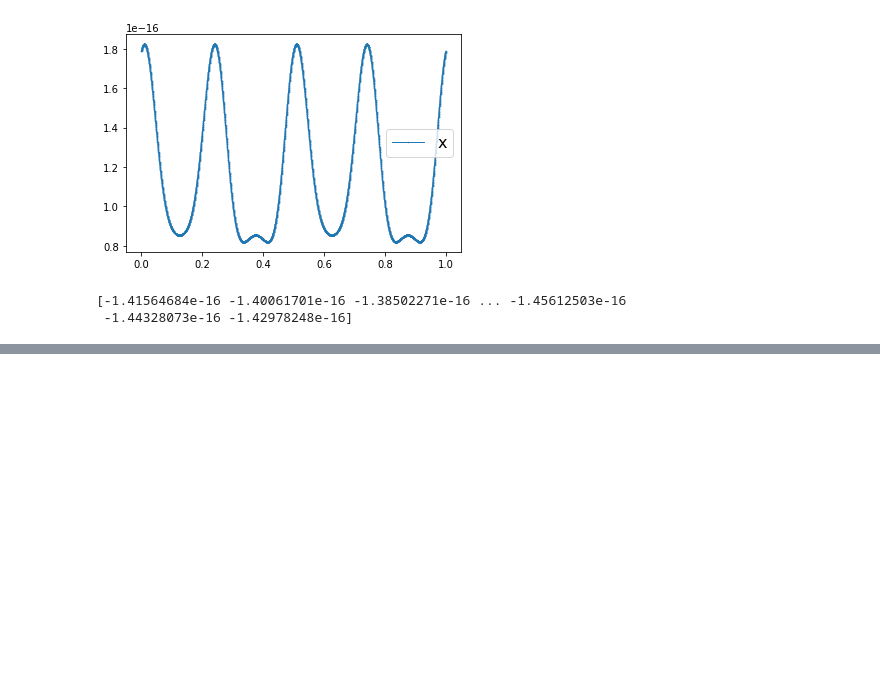
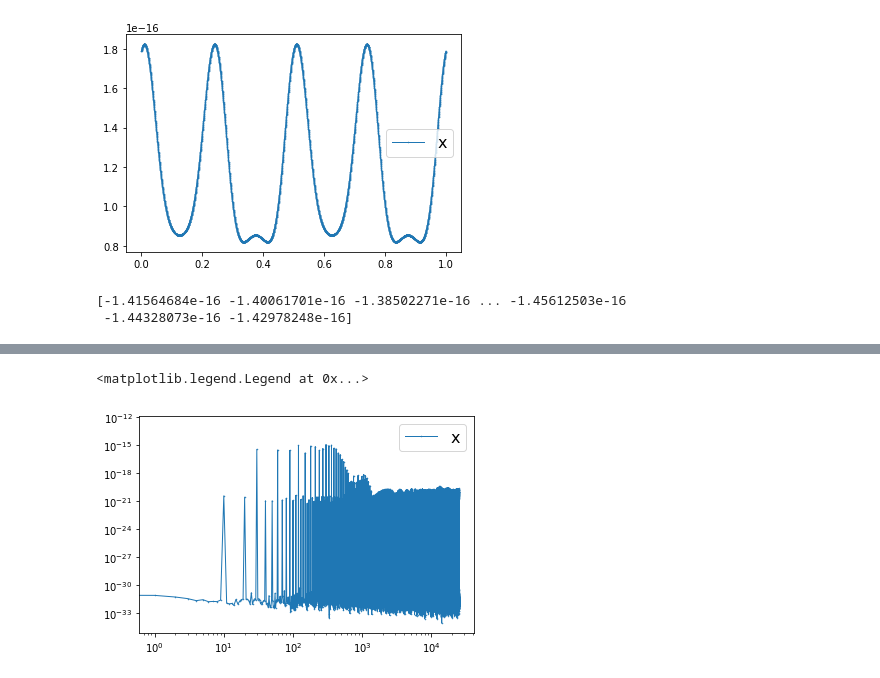
Before and after one commit to stanfordbeads/New_trap_code, a Jupyter notebook: Scripts/AKOldCode/AK_Signal_Model_Analysis_20200320.ipynb, the cells around one changed output, grey strips where cells are left out. Saved outputs shown, nothing was run; the diff lists cells and outputs as text; code cells hidden in the pictures; blank space fills up the shorter version.

```diff
--- a/Scripts/AKOldCode/AK_Signal_Model_Analysis_20200320.ipynb
+++ b/Scripts/AKOldCode/AK_Signal_Model_Analysis_20200320.ipynb
@@ -393,0 +488,17 @@ print(test[1])
+# %%
+_,ax = plt.subplots()
+
+ax.loglog(snsd, '.-', label="x",markersize=1,linewidth=1)
+
+ax.legend(fontsize=16)
+#ax.set_xlabel('Frequency [Hz]', fontsize=18)
+#ax.set_ylabel('Force NSD [N/√Hz]',fontsize=18)
+
+#ax.tick_params(axis='x', labelsize=18)
+#ax.tick_params(axis='y', labelsize=18)
+#plt.xlim(0.1,500)
+#plt.ylim(1e-18,1e-14)
+#plt.grid(True)
+# %% [output]
+<matplotlib.legend.Legend at 0x...>
+[figure, added]
```
Also changed, not shown: parts of 3 cells of this notebook, 47 other files.
